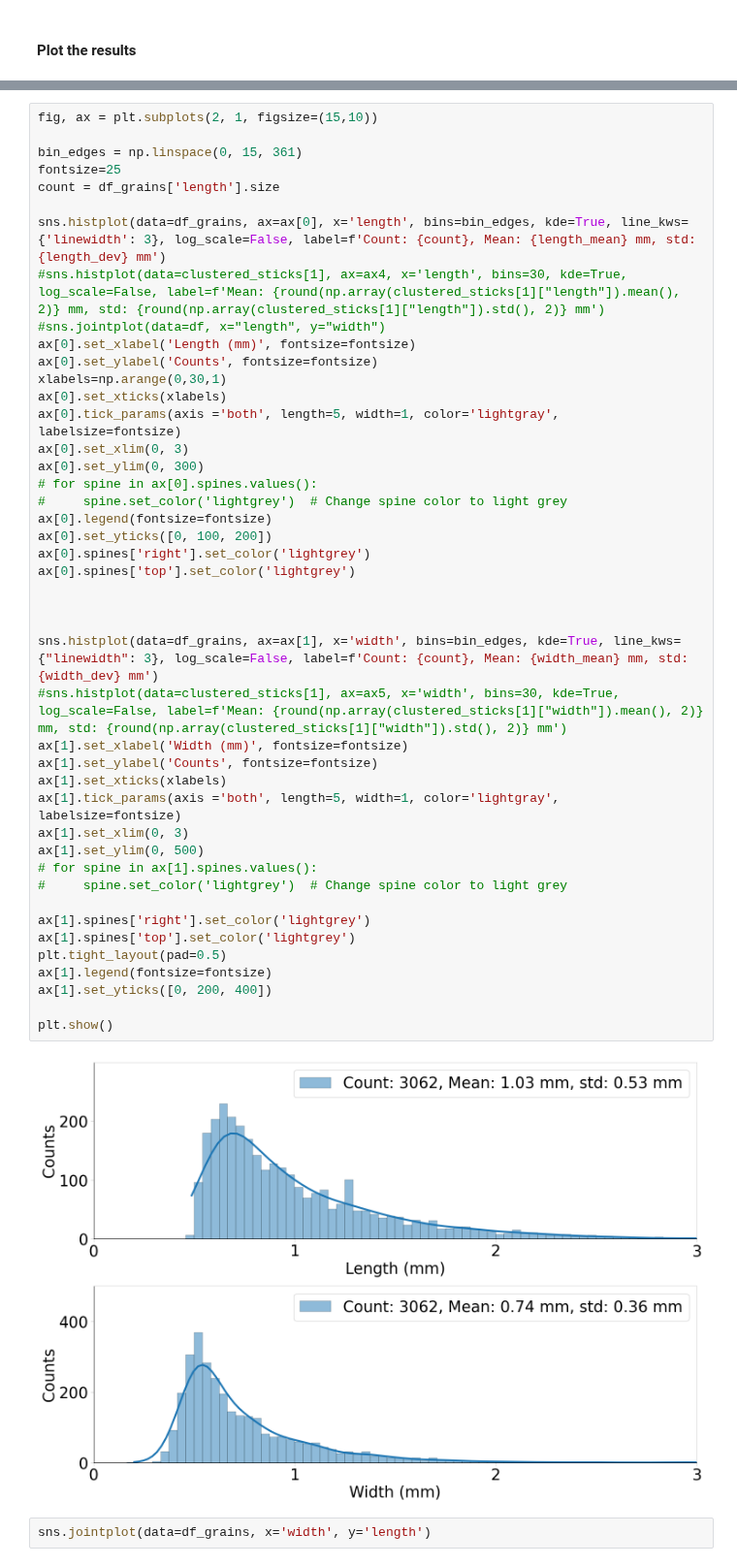
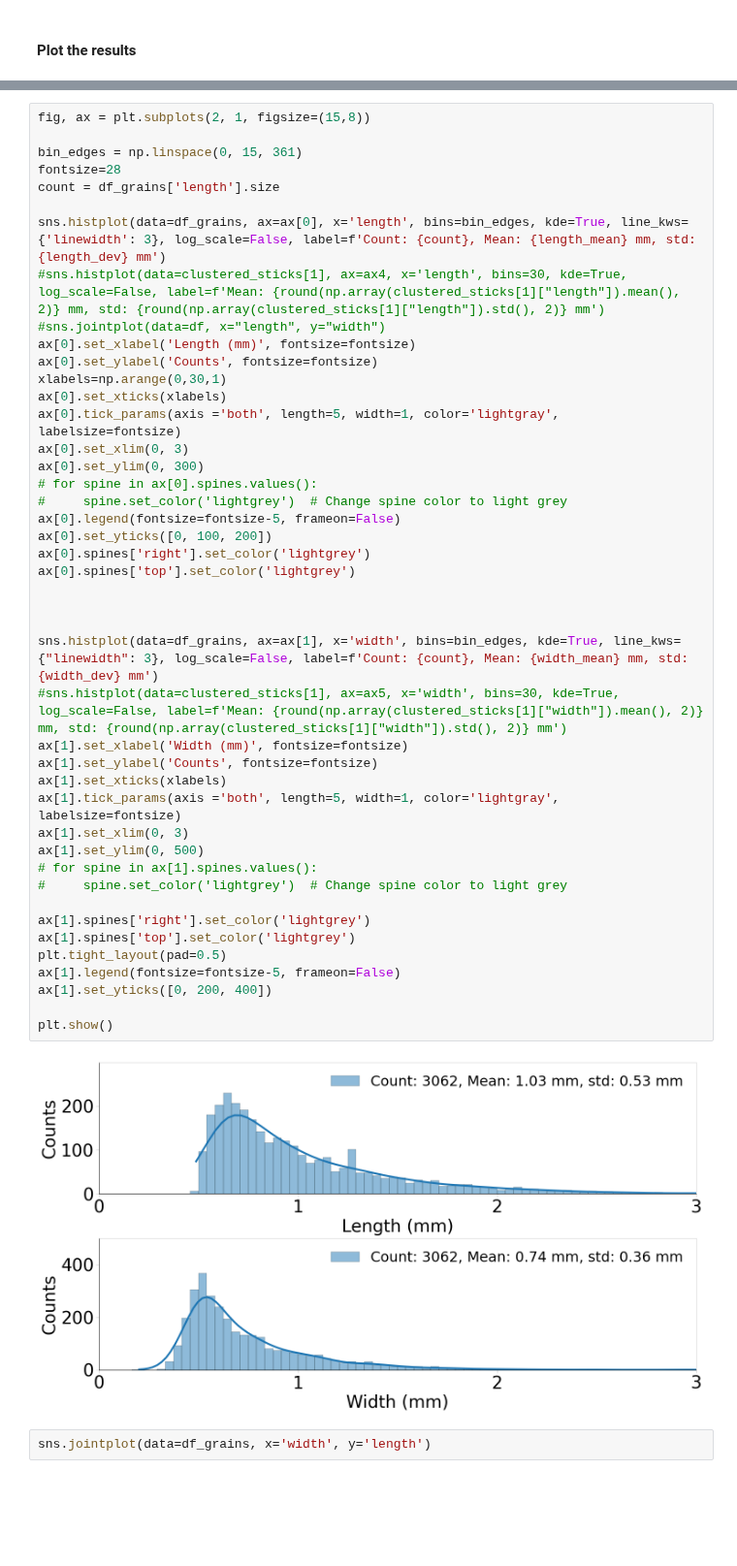
Before and after one commit to joaquinaicrag/UNIBS, a Jupyter notebook: Paper1-YMporousmat/count_grains/extrafine/count_grain_extrafine.ipynb, the cells around one changed output, grey strips where cells are left out. Shown at 97% size. Cells and saved outputs as stored; diff of their text form; blank space fills up the shorter version.

Commit message:
graphs results

```diff
--- a/Paper1-YMporousmat/count_grains/extrafine/count_grain_extrafine.ipynb
+++ b/Paper1-YMporousmat/count_grains/extrafine/count_grain_extrafine.ipynb
@@ -274,8 +274,8 @@ plt.show()
 # %%
-fig, ax = plt.subplots(2, 1, figsize=(15,10))
+fig, ax = plt.subplots(2, 1, figsize=(15,8))
 
 bin_edges = np.linspace(0, 15, 361)
-fontsize=25
+fontsize=28
 count = df_grains['length'].size
 
 sns.histplot(data=df_grains, ax=ax[0], x='length', bins=bin_edges, kde=True, line_kws={'linewidth': 3}, log_scale=False, label=f'Count: {count}, Mean: {length_mean} mm, std: {length_dev} mm')
@@ -287,36 +287,36 @@ xlabels=np.arange(0,30,1)
 ax[0].set_xticks(xlabels)
 ax[0].tick_params(axis ='both', length=5, width=1, color='lightgray', labelsize=fontsize)
 ax[0].set_xlim(0, 3)
 ax[0].set_ylim(0, 300)
 # for spine in ax[0].spines.values():
 #     spine.set_color('lightgrey')  # Change spine color to light grey
-ax[0].legend(fontsize=fontsize)
+ax[0].legend(fontsize=fontsize-5, frameon=False)
 ax[0].set_yticks([0, 100, 200])
 ax[0].spines['right'].set_color('lightgrey')
 ax[0].spines['top'].set_color('lightgrey')
 
 
 
 sns.histplot(data=df_grains, ax=ax[1], x='width', bins=bin_edges, kde=True, line_kws={"linewidth": 3}, log_scale=False, label=f'Count: {count}, Mean: {width_mean} mm, std: {width_dev} mm')
 #sns.histplot(data=clustered_sticks[1], ax=ax5, x='width', bins=30, kde=True, log_scale=False, label=f'Mean: {round(np.array(clustered_sticks[1]["width"]).mean(), 2)} mm, std: {round(np.array(clustered_sticks[1]["width"]).std(), 2)} mm')
 ax[1].set_xlabel('Width (mm)', fontsize=fontsize)
 ax[1].set_ylabel('Counts', fontsize=fontsize)
 ax[1].set_xticks(xlabels)
 ax[1].tick_params(axis ='both', length=5, width=1, color='lightgray', labelsize=fontsize)
 ax[1].set_xlim(0, 3)
 ax[1].set_ylim(0, 500)
 # for spine in ax[1].spines.values():
 #     spine.set_color('lightgrey')  # Change spine color to light grey
 
 ax[1].spines['right'].set_color('lightgrey')
 ax[1].spines['top'].set_color('lightgrey')
 plt.tight_layout(pad=0.5)
-ax[1].legend(fontsize=fontsize)
+ax[1].legend(fontsize=fontsize-5, frameon=False)
 ax[1].set_yticks([0, 200, 400])
 
 plt.show()
 # %% [output]
-[figure, old version]
+[figure, new version]
 # %%
 sns.jointplot(data=df_grains, x='width', y='length')
 # %% [output]
```
Also changed, not shown: parts of 2 cells of this notebook, 20 other files.
